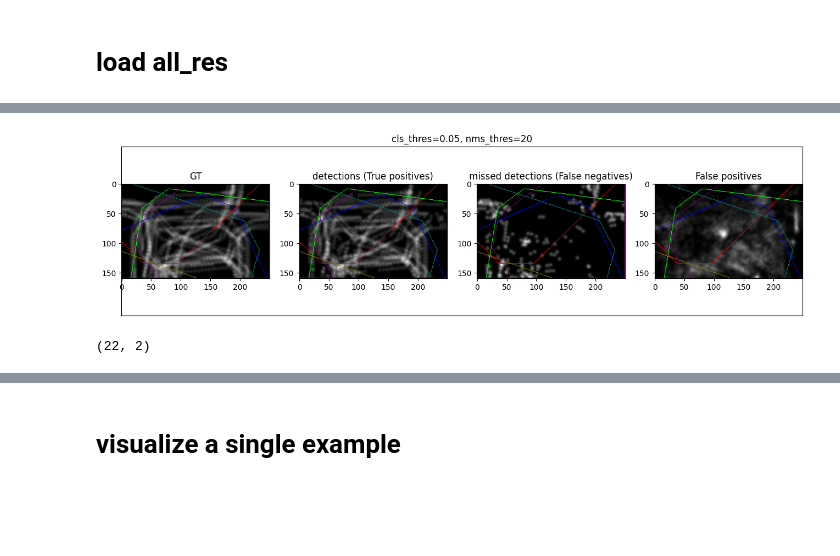
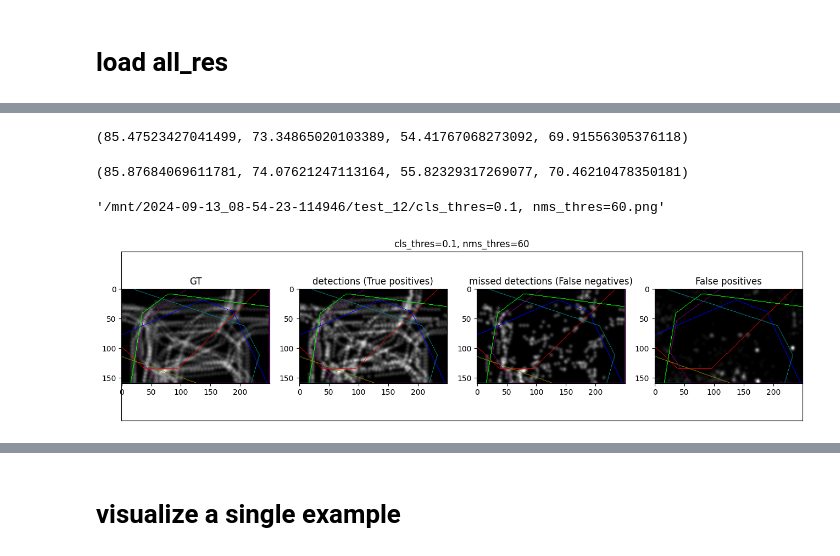
Before and after one commit to ErikBrorsson/MVDet, a Jupyter notebook: pred_viz.ipynb, the cells around one changed output, grey strips where cells are left out. Drawn from its saved outputs; the diff is of its cells as text; code cells hidden in the pictures; blank space fills up the shorter version.

Commit message:
erikb: improved visualization in pred_viz.ipynb

```diff
--- a/pred_viz.ipynb
+++ b/pred_viz.ipynb
@@ -447,14 +760,14 @@ args.dataset = "multiviewx"
 args.data_path = "/data/MultiviewX"
 args.avgpool = True
 
-# gmvd scene1 conf 1 -> multiviewx
-# args.resume_model = "/mnt/2024-09-13_08-36-25-800234/MultiviewDetector.pth"
+# # gmvd scene1 conf 1 -> multiviewx
+args.resume_model = "/mnt/2024-09-13_08-36-25-800234/MultiviewDetector.pth"
 
-# # gmvd scene1 conf 2 -> multiviewx
+# # # gmvd scene1 conf 2 -> multiviewx
 # args.resume_model = "/mnt/2024-09-13_08-54-23-114946/MultiviewDetector.pth"
 
-# wildtrack -> multiviewx
-args.resume_model = "/mnt/2024-09-18_15-12-25-716064/MultiviewDetector.pth"
+# # wildtrack -> multiviewx
+# args.resume_model = "/mnt/2024-09-18_15-12-25-716064/MultiviewDetector.pth"
 
 # # wildtrack -> multiviewx UDA
 # args.resume_model = "/mnt/2024-09-18_16-48-30-582890/MultiviewDetector.pth"
@@ -669,26 +841,45 @@ map_fp_tot = criterion._traget_transform(map_gt, map_fp_tot, test_loader.dataset
+# %%
+gtAllMatrix, detAllMatrix = load_res(res_list, np.loadtxt(gt_path))
+recall, precision, MODA, MODP = CLEAR_MOD_HUN(gtAllMatrix, detAllMatrix)
+recall, precision, MODA, MODP
+# %% [output]
+(85.47523427041499, 73.34865020103389, 54.41767068273092, 69.91556305376118)
+# %%
+gtAllMatrix, detAllMatrix_max = load_res(res_list_max, np.loadtxt(gt_path))
+recall, precision, MODA, MODP = CLEAR_MOD_HUN(gtAllMatrix, detAllMatrix_max)
+recall, precision, MODA, MODP
+# %% [output]
+(85.87684069611781, 74.07621247113164, 55.82329317269077, 70.46210478350181)
 # %%
+# plot for normal detections
+map_gt_tot, map_detected_tot, map_missed_tot, map_fp_tot = get_detection_heatmaps(gtAllMatrix=gtAllMatrix,
+                                                                                  detAllMatrix=detAllMatrix,
+                                                                                  criterion=criterion,
+                                                                                  test_loader=test_loader,
+                                                                                  map_gt=map_gt,
+                                                                                  dataset_name=dataset_name)
 # True positive heatmap
 map_gt_img = display_cam_layout(map_gt_tot / np.max(map_gt_tot), view_indicator_list)
 map_detected_img = display_cam_layout(map_detected_tot / np.max(map_detected_tot), view_indicator_list)
 map_missed_tot_img = display_cam_layout(map_missed_tot / np.max(map_missed_tot), view_indicator_list)
 map_fp_tot_img = display_cam_layout(map_fp_tot / np.max(map_fp_tot), view_indicator_list)
 
 fig = plt.figure(figsize=(16,4))
 plt.title(f"cls_thres={cls_thres}, nms_thres={nms_thres}")
 plt.xticks([])
 plt.yticks([])
 subplt0 = fig.add_subplot(141, title="GT")
 subplt1 = fig.add_subplot(142, title="detections (True positives)")
 subplt2 = fig.add_subplot(143, title="missed detections (False negatives)")
 subplt3 = fig.add_subplot(144, title="False positives")
 subplt0.imshow(map_gt_img)
 subplt1.imshow(map_detected_img)
 subplt2.imshow(map_missed_tot_img)
 subplt3.imshow(map_fp_tot_img)
-plt.savefig(os.path.join(os.path.dirname(res_path), f"cls_thres={cls_thres}, nms_thres={nms_thres}.png"))
+
+save_path = os.path.join(os.path.dirname(res_path), f"cls_thres={cls_thres}, nms_thres={nms_thres}.png")
+plt.savefig(save_path)
+save_path
 # %% [output]
+'/mnt/2024-09-13_08-54-23-114946/test_12/cls_thres=0.1, nms_thres=60.png'
-[figure, old version]
+[figure, new version]
-# %%
-false_positives_list[30].shape
-# %% [output]
-(22, 2)
```
Also changed, not shown: parts of 12 cells of this notebook, 1 other file.
